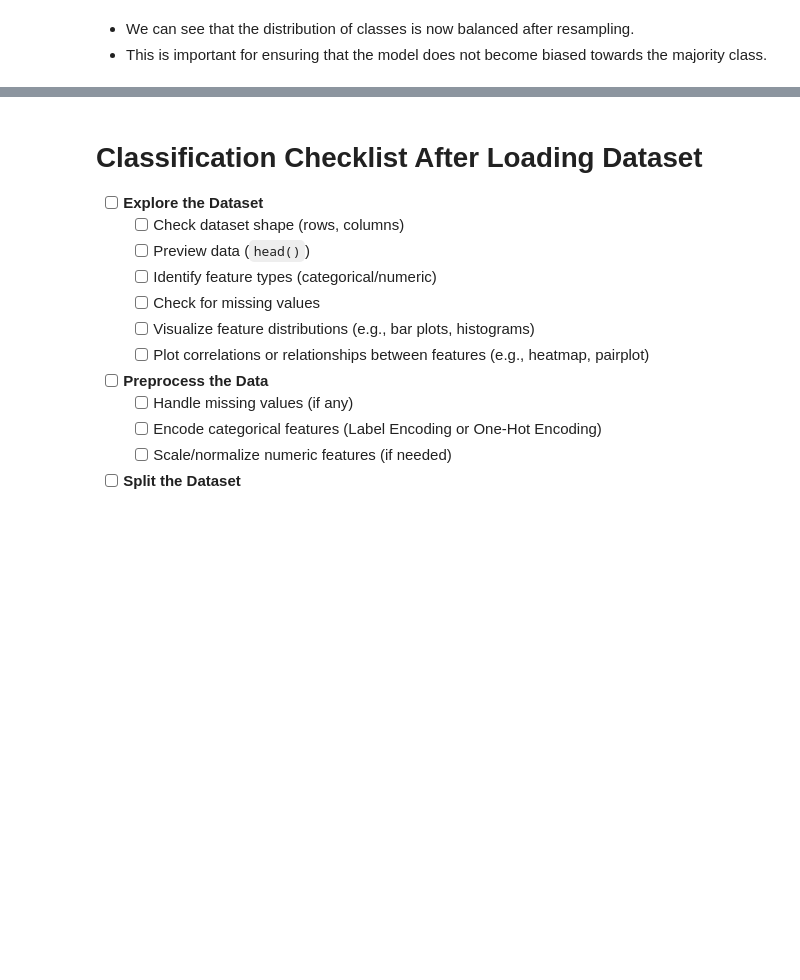
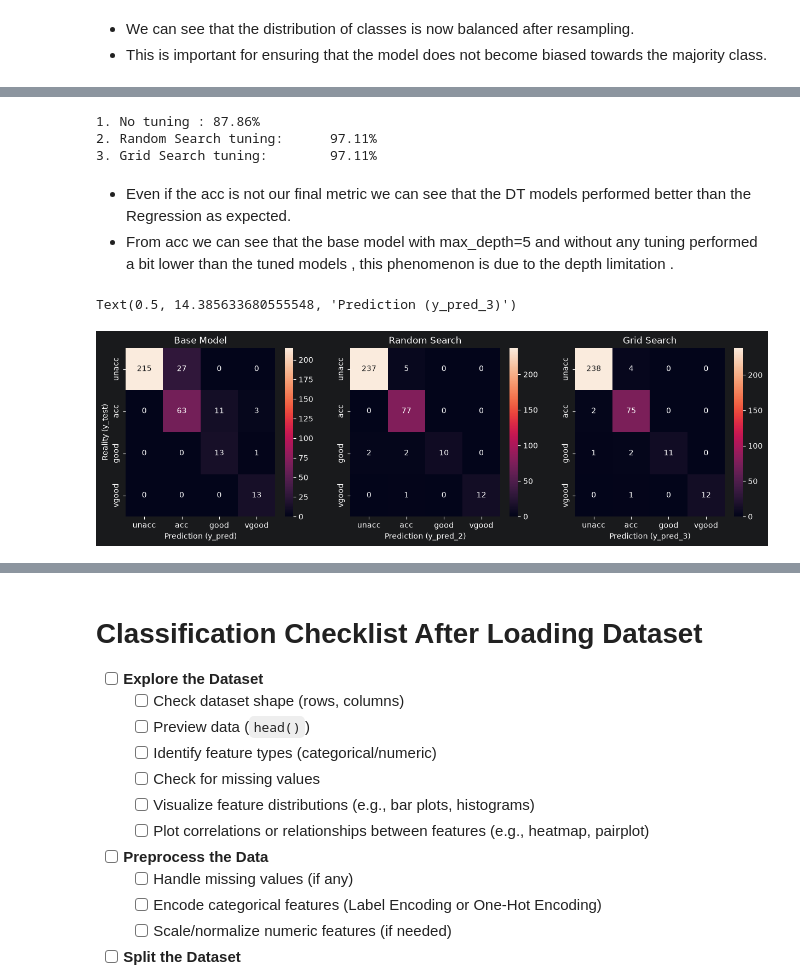
Before and after one commit to kovexison/Practica-AI, a Jupyter notebook: 02-ML-Classification/cars_acceptability_classification.ipynb, the cells around one changed output, grey strips where cells are left out. Saved outputs shown, nothing was run; the diff lists cells and outputs as text; code cells hidden in the pictures; blank space fills up the shorter version.

```diff
--- a/02-ML-Classification/cars_acceptability_classification.ipynb
+++ b/02-ML-Classification/cars_acceptability_classification.ipynb
@@ -363,6 +363,6 @@ pipeline = Pipeline([
 # %%
 from sklearn.model_selection import train_test_split
 X=df.drop('car', axis=1)
-y=df['car']
+y=df['car'].map({'unacc': 0, 'acc': 1, 'good': 2, 'vgood': 3})
 X_train, X_test, y_train, y_test = train_test_split(X, y, test_size=0.2, random_state=42,stratify=y) # I used stratify for maintaining the distribution of classes in both sets
 # %%
@@ -408,0 +507,20 @@ plt.show()
+# %%
+from sklearn.tree import DecisionTreeClassifier
+
+decision_tree=DecisionTreeClassifier(random_state=42,max_depth=5)
+decision_tree.fit(X_train_prepared, y_train_prepared)
+
+param_grid={
+    'criterion': ['gini', 'entropy'],
+    'splitter': ['best', 'random'],
+    'max_depth':[None, 5,10,20],
+    'min_samples_split':[2, 5, 10, 20],
+    'min_samples_leaf':[2, 5, 10, 20],
+}
+
+decision_tree_CV=tuning(decision_tree, param_grid, X_train_prepared, y_train_prepared,type="grid")
+decision_tree_R=tuning(decision_tree, param_grid, X_train_prepared, y_train_prepared,type="random")
+
+y_pred=decision_tree.predict(X_test_prepared)
+y_pred_2=decision_tree_CV.predict(X_test_prepared)
+y_pred_3=decision_tree_R.predict(X_test_prepared)
@@ -408,0 +534,39 @@ plt.show()
+# %%
+acc_base=accuracy_score(y_test, y_pred)
+acc_CV=accuracy_score(y_test, y_pred_2)
+acc_R=accuracy_score(y_test, y_pred_3)
+
+print(f"1. No tuning : {acc_base * 100:.2f}%")
+print(f"2. Random Search tuning:      {acc_R * 100:.2f}%")
+print(f"3. Grid Search tuning:        {acc_CV * 100:.2f}%")
+# %% [output]
+1. No tuning : 87.86%
+2. Random Search tuning:      97.11%
+3. Grid Search tuning:        97.11%
+# %% [markdown]
+- Even if the acc is not our final metric we can see that the DT models performed better than the Regression as expected.
+- From acc we can see that the base model with max_depth=5 and without any tuning performed a bit lower than the tuned models , this phenomenon is due to the depth limitation .
+# %%
+class_labels = ['unacc', 'acc', 'good', 'vgood']
+
+cm_base = confusion_matrix(y_test, y_pred)
+cm_CV = confusion_matrix(y_test, y_pred_3)
+cm_R = confusion_matrix(y_test, y_pred_2)
+
+fig, axes = plt.subplots(1, 3, figsize=(15, 4))
+
+sns.heatmap(cm_base, annot=True, fmt='d', ax=axes[0], xticklabels=class_labels, yticklabels=class_labels)
+axes[0].set_title('Base Model')
+axes[0].set_ylabel('Reality (y_test)')
+axes[0].set_xlabel('Prediction (y_pred)')
+
+sns.heatmap(cm_R, annot=True, fmt='d', ax=axes[1], xticklabels=class_labels, yticklabels=class_labels)
+axes[1].set_title('Random Search')
+axes[1].set_xlabel('Prediction (y_pred_2)')
+
+sns.heatmap(cm_CV, annot=True, fmt='d', ax=axes[2], xticklabels=class_labels, yticklabels=class_labels)
+axes[2].set_title('Grid Search')
+axes[2].set_xlabel('Prediction (y_pred_3)')
+# %% [output]
+Text(0.5, 14.385633680555548, 'Prediction (y_pred_3)')
+[figure, added]
```
Also changed, not shown: parts of 28 cells of this notebook.
